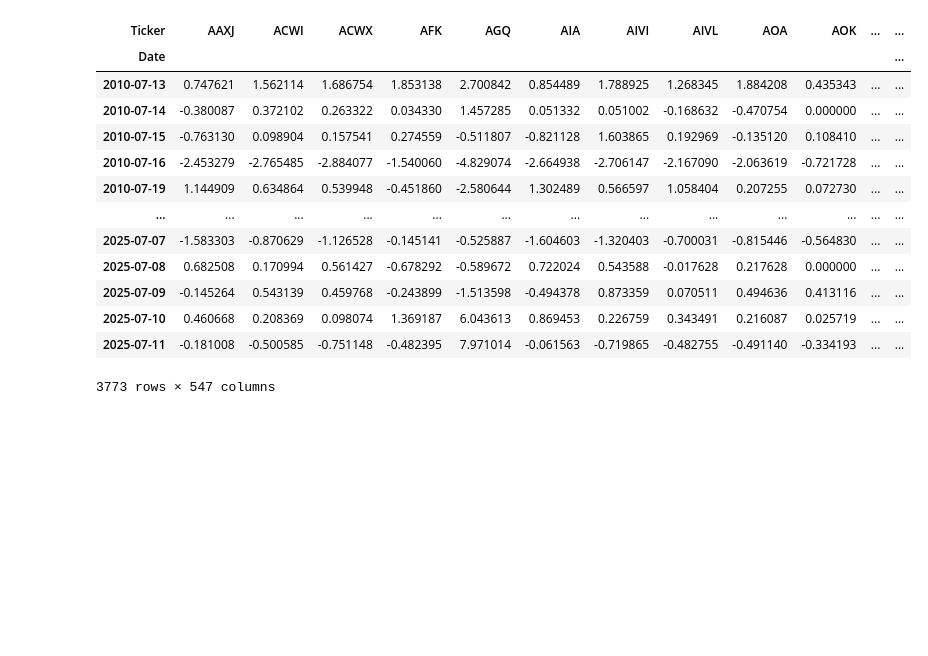
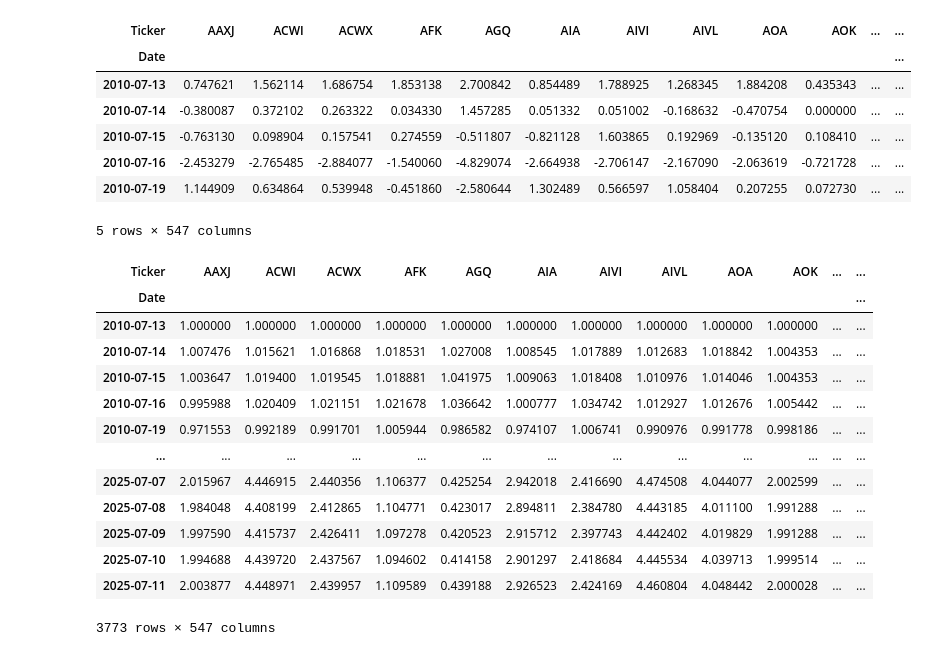
Before and after one commit to scormonho/Kalman-Filters-for-Trading, a Jupyter notebook: .ipynb, the cells around one changed output. Saved outputs shown, nothing was run; the diff lists cells and outputs as text; code cells hidden in the pictures; blank space fills up the shorter version.

```diff
--- a/.ipynb
+++ b/.ipynb
@@ -4,18 +8,31 @@ import pandas as pd
 # %%
-df = pd.read_feather('data/nasdaq_etfs.feather')
-df # contains daily percentage returns (NOTE: 0.747 means 0.747% not 74.7%)
+df_ret = pd.read_feather('data/nasdaq_etfs.feather')
+df_ret.head() # contains daily percentage returns (NOTE: 0.747 means 0.747% not 74.7%)
 # %% [output]
 | Ticker | AAXJ | ACWI | ACWX | AFK | AGQ | AIA | AIVI | AIVL | AOA | AOK | ... | ... |
 | Date |  |  |  |  |  |  |  |  |  |  |  | ... |
 | 2010-07-13 | 0.747621 | 1.562114 | 1.686754 | 1.853138 | 2.700842 | 0.854489 | 1.788925 | 1.268345 | 1.884208 | 0.435343 | ... | ... |
 | 2010-07-14 | -0.380087 | 0.372102 | 0.263322 | 0.034330 | 1.457285 | 0.051332 | 0.051002 | -0.168632 | -0.470754 | 0.000000 | ... | ... |
 | 2010-07-15 | -0.763130 | 0.098904 | 0.157541 | 0.274559 | -0.511807 | -0.821128 | 1.603865 | 0.192969 | -0.135120 | 0.108410 | ... | ... |
 | 2010-07-16 | -2.453279 | -2.765485 | -2.884077 | -1.540060 | -4.829074 | -2.664938 | -2.706147 | -2.167090 | -2.063619 | -0.721728 | ... | ... |
 | 2010-07-19 | 1.144909 | 0.634864 | 0.539948 | -0.451860 | -2.580644 | 1.302489 | 0.566597 | 1.058404 | 0.207255 | 0.072730 | ... | ... |
-| ... | ... | ... | ... | ... | ... | ... | ... | ... | ... | ... | ... | ... |
-| 2025-07-07 | -1.583303 | -0.870629 | -1.126528 | -0.145141 | -0.525887 | -1.604603 | -1.320403 | -0.700031 | -0.815446 | -0.564830 | ... | ... |
-| 2025-07-08 | 0.682508 | 0.170994 | 0.561427 | -0.678292 | -0.589672 | 0.722024 | 0.543588 | -0.017628 | 0.217628 | 0.000000 | ... | ... |
-| 2025-07-09 | -0.145264 | 0.543139 | 0.459768 | -0.243899 | -1.513598 | -0.494378 | 0.873359 | 0.070511 | 0.494636 | 0.413116 | ... | ... |
-| 2025-07-10 | 0.460668 | 0.208369 | 0.098074 | 1.369187 | 6.043613 | 0.869453 | 0.226759 | 0.343491 | 0.216087 | 0.025719 | ... | ... |
-| 2025-07-11 | -0.181008 | -0.500585 | -0.751148 | -0.482395 | 7.971014 | -0.061563 | -0.719865 | -0.482755 | -0.491140 | -0.334193 | ... | ... |
-3773 rows × 547 columns
+5 rows × 547 columns
+# %%
+growth = 1 + df_ret/100
+prices = growth.cumprod().shift(1, fill_value=1)
+prices
+# %% [output]
+| Ticker | AAXJ | ACWI | ACWX | AFK | AGQ | AIA | AIVI | AIVL | AOA | AOK | ... | ... |
+| Date |  |  |  |  |  |  |  |  |  |  |  | ... |
+| 2010-07-13 | 1.000000 | 1.000000 | 1.000000 | 1.000000 | 1.000000 | 1.000000 | 1.000000 | 1.000000 | 1.000000 | 1.000000 | ... | ... |
+| 2010-07-14 | 1.007476 | 1.015621 | 1.016868 | 1.018531 | 1.027008 | 1.008545 | 1.017889 | 1.012683 | 1.018842 | 1.004353 | ... | ... |
+| 2010-07-15 | 1.003647 | 1.019400 | 1.019545 | 1.018881 | 1.041975 | 1.009063 | 1.018408 | 1.010976 | 1.014046 | 1.004353 | ... | ... |
+| 2010-07-16 | 0.995988 | 1.020409 | 1.021151 | 1.021678 | 1.036642 | 1.000777 | 1.034742 | 1.012927 | 1.012676 | 1.005442 | ... | ... |
+| 2010-07-19 | 0.971553 | 0.992189 | 0.991701 | 1.005944 | 0.986582 | 0.974107 | 1.006741 | 0.990976 | 0.991778 | 0.998186 | ... | ... |
+| ... | ... | ... | ... | ... | ... | ... | ... | ... | ... | ... | ... | ... |
+| 2025-07-07 | 2.015967 | 4.446915 | 2.440356 | 1.106377 | 0.425254 | 2.942018 | 2.416690 | 4.474508 | 4.044077 | 2.002599 | ... | ... |
+| 2025-07-08 | 1.984048 | 4.408199 | 2.412865 | 1.104771 | 0.423017 | 2.894811 | 2.384780 | 4.443185 | 4.011100 | 1.991288 | ... | ... |
+| 2025-07-09 | 1.997590 | 4.415737 | 2.426411 | 1.097278 | 0.420523 | 2.915712 | 2.397743 | 4.442402 | 4.019829 | 1.991288 | ... | ... |
+| 2025-07-10 | 1.994688 | 4.439720 | 2.437567 | 1.094602 | 0.414158 | 2.901297 | 2.418684 | 4.445534 | 4.039713 | 1.999514 | ... | ... |
+| 2025-07-11 | 2.003877 | 4.448971 | 2.439957 | 1.109589 | 0.439188 | 2.926523 | 2.424169 | 4.460804 | 4.048442 | 2.000028 | ... | ... |
+3773 rows × 547 columns
```
Also changed, not shown: parts of 16 cells of this notebook, 4 other files.
